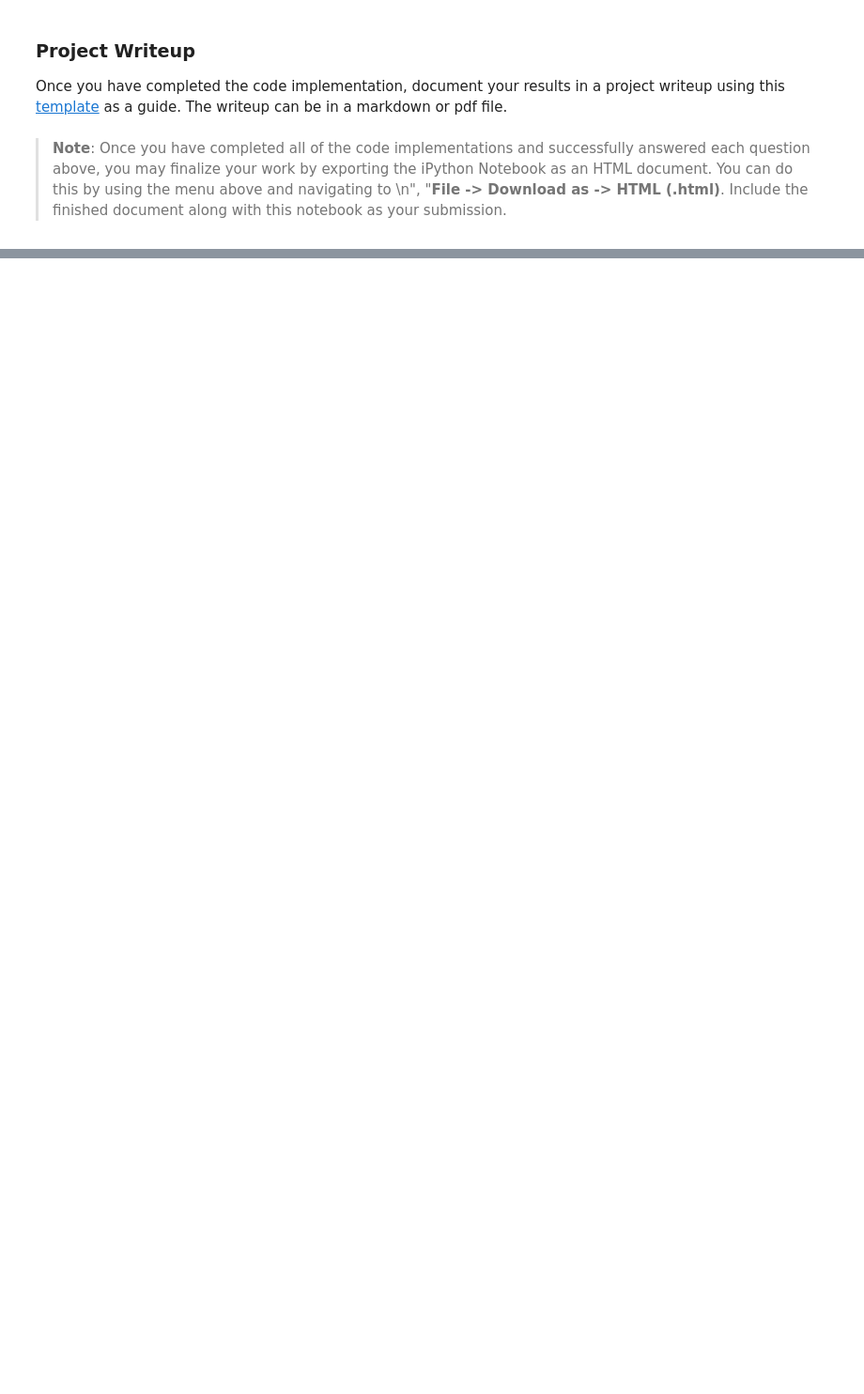
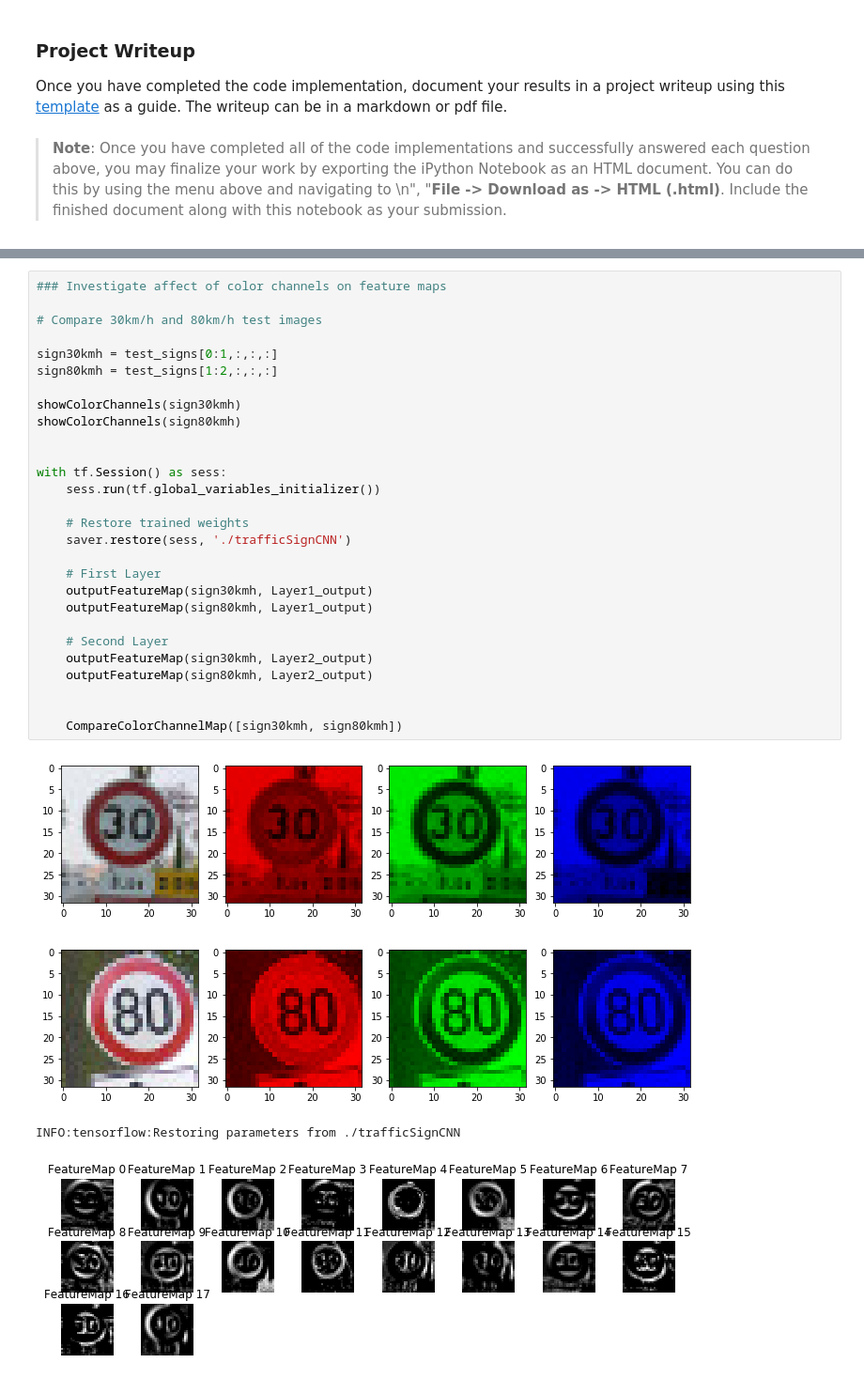
Before and after one commit to charlestytler/CarND-Traffic-Sign-Classifier-Project, a Jupyter notebook: Traffic_Sign_Classifier.ipynb, the cells around one changed output, grey strips where cells are left out. Shown at 94% size. Saved outputs shown, nothing was run; the diff lists cells and outputs as text; blank space fills up the shorter version.

```diff
--- a/Traffic_Sign_Classifier.ipynb
+++ b/Traffic_Sign_Classifier.ipynb
@@ -748,0 +976,33 @@ def outputFeatureMap(image_input, tf_activation, activation_min=-1, activation_m
+# %%
+### Investigate affect of color channels on feature maps
+
+# Compare 30km/h and 80km/h test images
+
+sign30kmh = test_signs[0:1,:,:,:]
+sign80kmh = test_signs[1:2,:,:,:]
+
+showColorChannels(sign30kmh)
+showColorChannels(sign80kmh)
+
+
+with tf.Session() as sess:
+    sess.run(tf.global_variables_initializer())
+
+    # Restore trained weights
+    saver.restore(sess, './trafficSignCNN')
+
+    # First Layer
+    outputFeatureMap(sign30kmh, Layer1_output)
+    outputFeatureMap(sign80kmh, Layer1_output)
+
+    # Second Layer
+    outputFeatureMap(sign30kmh, Layer2_output)
+    outputFeatureMap(sign80kmh, Layer2_output)
+
+
+    CompareColorChannelMap([sign30kmh, sign80kmh])
+# %% [output]
+[figure, added]
+[figure, added]
+INFO:tensorflow:Restoring parameters from ./trafficSignCNN
+[figure, added]
```
Also changed, not shown: parts of 17 cells of this notebook.
